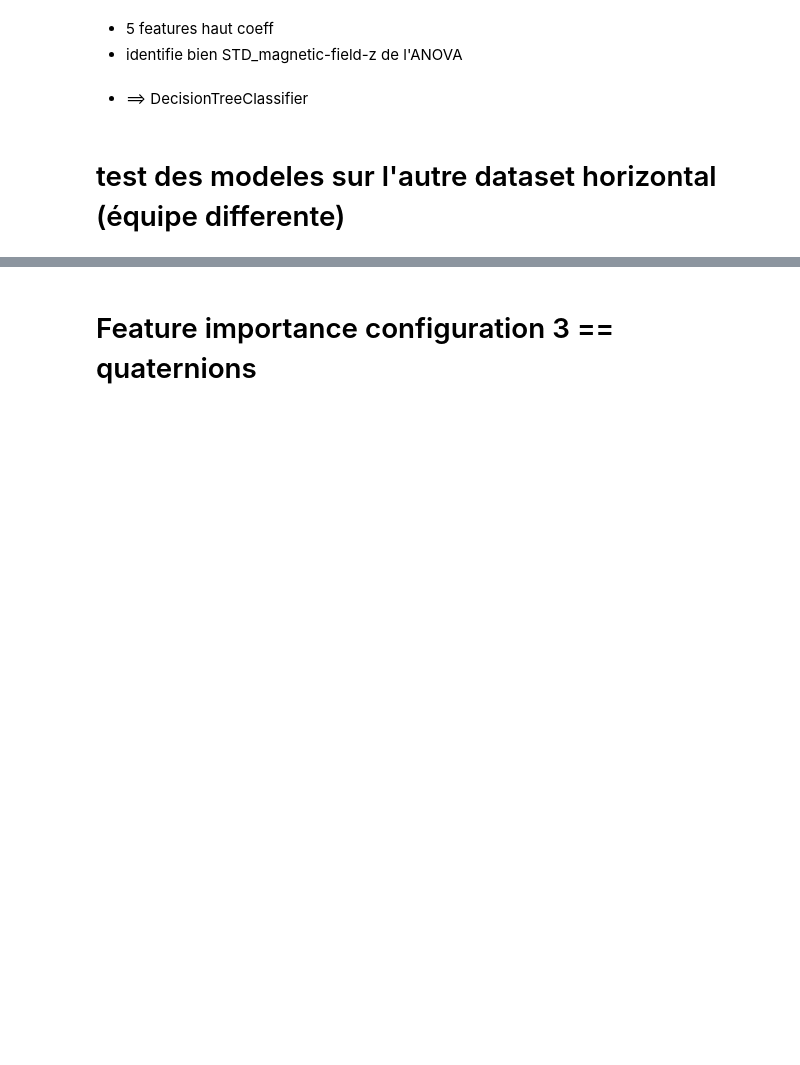
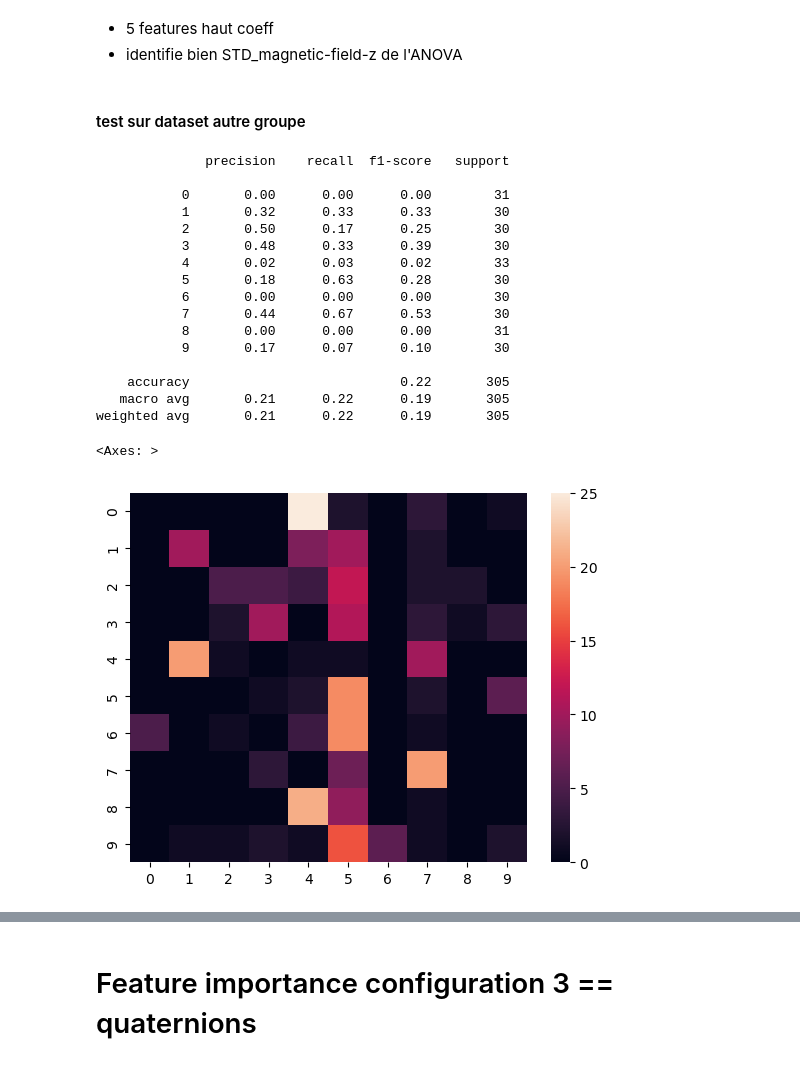
Before and after one commit to RCaz33/Time-series_Multiclass-classification_Reservoir-computing-INRIA, a Jupyter notebook: feature_importance.ipynb, the cells around one changed output, grey strips where cells are left out. Drawn from its saved outputs; the diff is of its cells as text; code cells hidden in the pictures; blank space fills up the shorter version.

```diff
--- a/feature_importance.ipynb
+++ b/feature_importance.ipynb
@@ -441,7 +469,28 @@ model_rfc = feat_importance_rfc(random_search, to_test, show=True)
 # %% [markdown]
 * 5 features haut coeff
 * identifie bien STD_magnetic-field-z de l'ANOVA
-# %% [markdown]
-* ==> DecisionTreeClassifier
 # %% [markdown]
-# test des modeles sur l'autre dataset horizontal (équipe differente)
+#### test sur dataset autre groupe
+# %%
+y_pred = model_rfc.predict(sc.transform(to_test1.drop(columns='label')))
+print(classification_report(to_test1.label,y_pred))
+sns.heatmap(confusion_matrix(to_test1.label,y_pred))
+# %% [output]
+              precision    recall  f1-score   support
+
+           0       0.00      0.00      0.00        31
+           1       0.32      0.33      0.33        30
+           2       0.50      0.17      0.25        30
+           3       0.48      0.33      0.39        30
+           4       0.02      0.03      0.02        33
+           5       0.18      0.63      0.28        30
+           6       0.00      0.00      0.00        30
+           7       0.44      0.67      0.53        30
+           8       0.00      0.00      0.00        31
+           9       0.17      0.07      0.10        30
+
+    accuracy                           0.22       305
+   macro avg       0.21      0.22      0.19       305
+weighted avg       0.21      0.22      0.19       305
+<Axes: >
+[figure, added]
```
Also changed, not shown: parts of 51 cells of this notebook, 6 other files.
